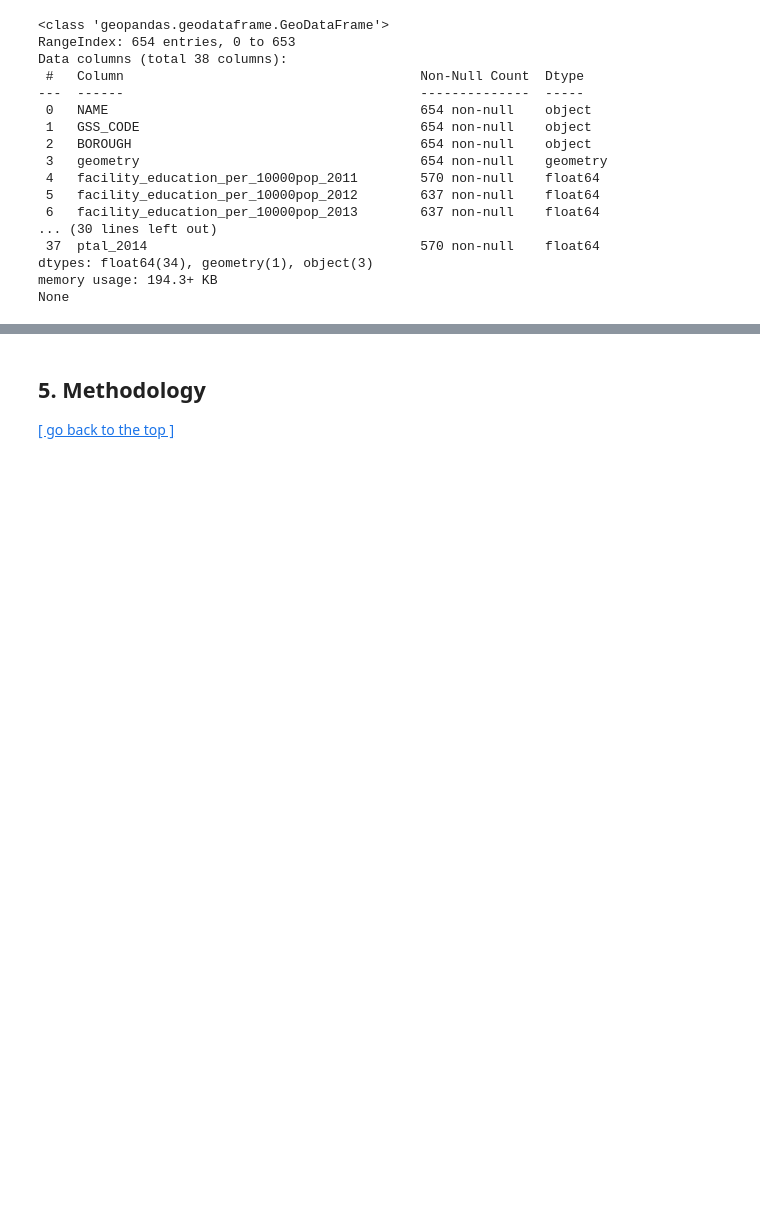
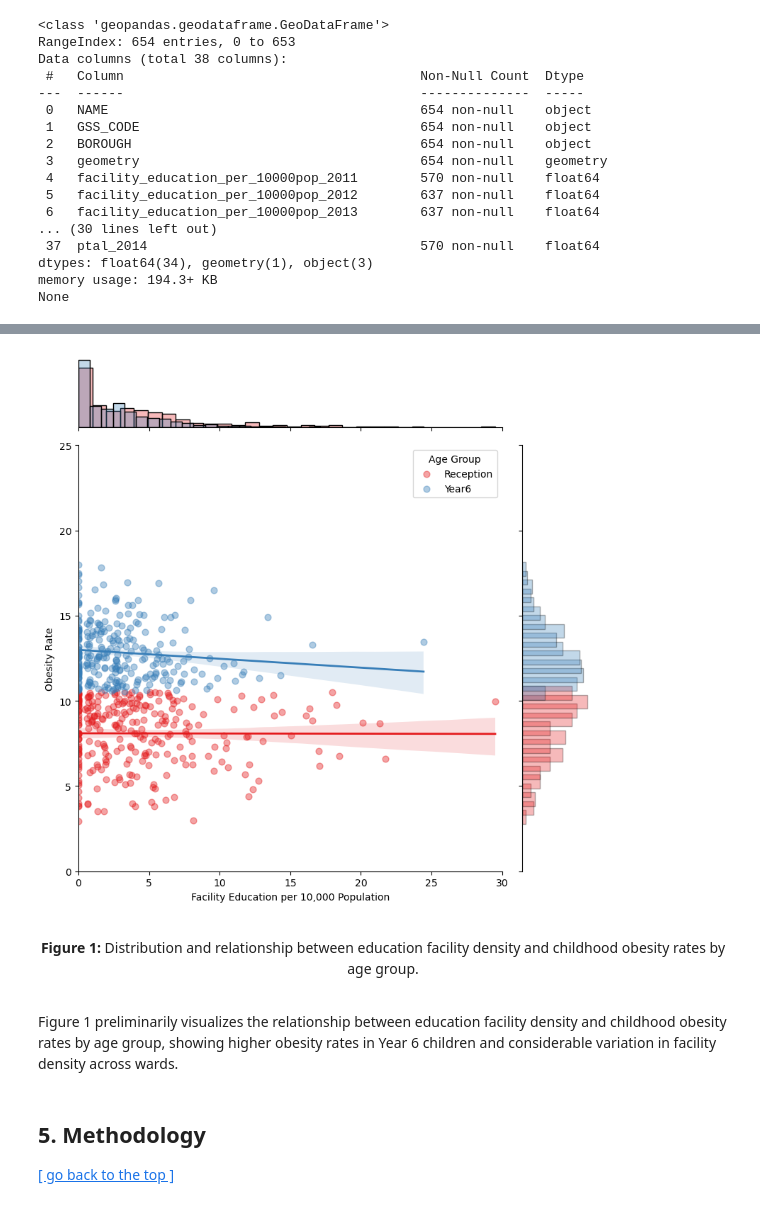
Before and after one commit to VeraLi0710/06DS-ML-Investigation, a Jupyter notebook: 24109799_submission_CASA0006.ipynb, the cells around one changed output, grey strips where cells are left out. Drawn from its saved outputs; the diff is of its cells as text; code cells hidden in the pictures; blank space fills up the shorter version.

```diff
--- a/24109799_submission_CASA0006.ipynb
+++ b/24109799_submission_CASA0006.ipynb
@@ -578,3 +525,40 @@ plt.show()
+# %%
+# Plotting: scatter with marginal histograms
+g = sns.JointGrid(data=plot_df, x='facility_education', y='obesity', height=8)
+palette = sns.color_palette("Set1", 2)
+groups = plot_df['age_group'].unique()
+
+for i, group in enumerate(groups):
+    subset = plot_df[plot_df['age_group'] == group]
+    sns.regplot(x='facility_education', y='obesity', data=subset, scatter=True, fit_reg=True,
+                scatter_kws={'alpha':0.4, 's':40, 'color':palette[i]},
+                line_kws={'color':palette[i], 'linewidth':2}, ax=g.ax_joint, label=group)
+    sns.histplot(subset['facility_education'], color=palette[i], alpha=0.3, bins=30, ax=g.ax_marg_x)
+
+# Horizontal bar for obesity distribution on right margin
+bin_edges = np.linspace(plot_df['obesity'].min(), plot_df['obesity'].max(), 30)
+for i, group in enumerate(groups):
+    subset = plot_df[plot_df['age_group'] == group]
+    counts, _ = np.histogram(subset['obesity'], bins=bin_edges)
+    bin_centers = 0.5 * (bin_edges[:-1] + bin_edges[1:])
+    g.ax_marg_y.barh(bin_centers, counts, color=palette[i], alpha=0.3, edgecolor='black')
+
+g.ax_joint.set_xlim(0, 30)
+g.ax_joint.set_ylim(0, 25)
+g.ax_marg_y.set_ylim(g.ax_joint.get_ylim())
+g.ax_joint.legend(title='Age Group')
+g.set_axis_labels('Facility Education per 10,000 Population', 'Obesity Rate')
+
+plt.tight_layout()
+plt.show()
+# %% [output]
+[figure, added]
+# %% [markdown]
+<div style="text-align:center; padding:10px 0;">
+  <strong>Figure 1:</strong> Distribution and relationship between education facility density and childhood obesity rates by age group.
+</div>
+# %% [markdown]
+Figure 1 preliminarily visualizes the relationship between education facility density and childhood obesity rates by age group, showing higher obesity rates in Year 6 children and considerable variation in facility density across wards.
 # %% [markdown]
 ## 5. Methodology
 
```
Also changed, not shown: parts of 27 cells of this notebook, 6 other files.
